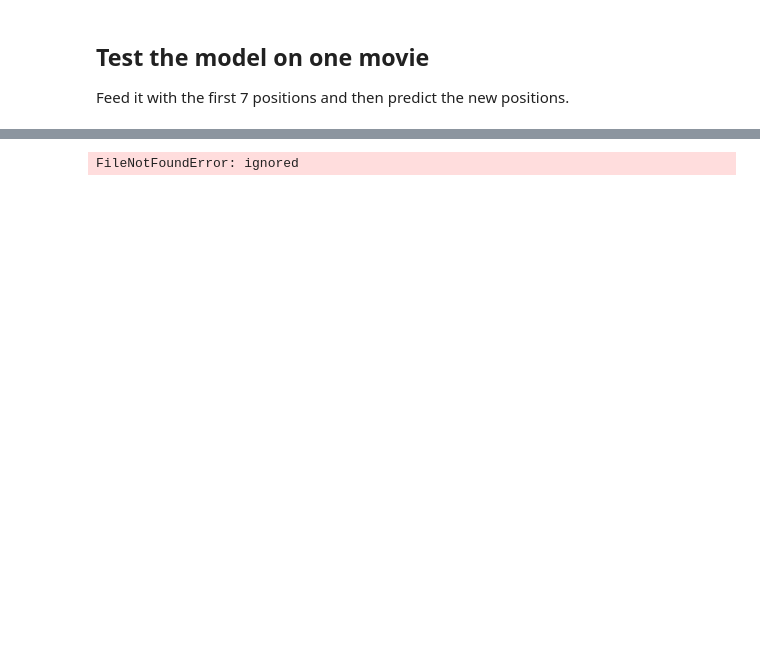
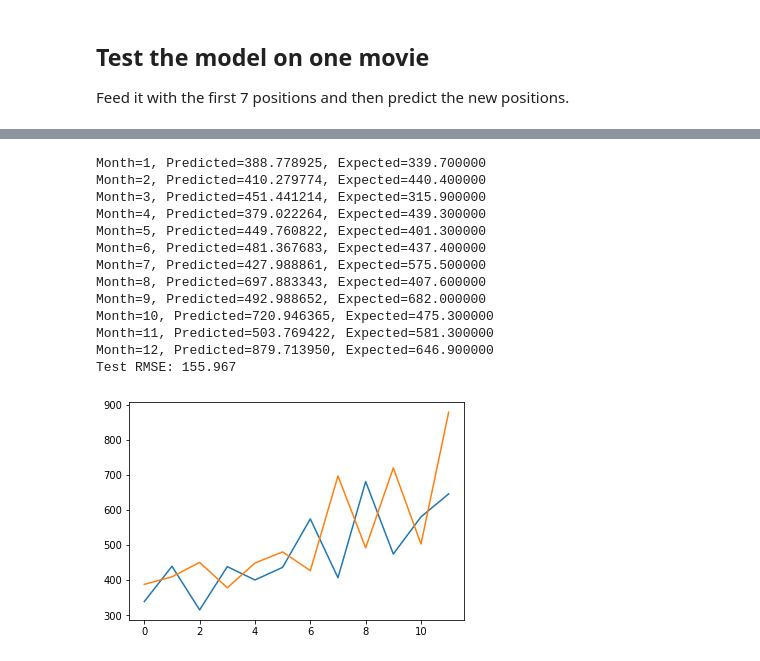
Before and after one commit to raulbenitez/conceptosclaros_ML, a Jupyter notebook: Introduccion_RNNs.ipynb, the cells around one changed output, grey strips where cells are left out. Saved outputs shown, nothing was run; the diff lists cells and outputs as text; code cells hidden in the pictures; blank space fills up the shorter version.

```diff
--- a/Introduccion_RNNs.ipynb
+++ b/Introduccion_RNNs.ipynb
@@ -293,3 +310,5 @@ https://machinelearningmastery.com/time-series-forecasting-long-short-term-memor
+# %%
+folder_data = '/content/gdrive/My Drive/data_course/shampoo.txt'
 # %%
 from pandas import DataFrame
 from pandas import Series
@@ -371,7 +390,7 @@ def forecast_lstm(model, batch_size, X):
 	return yhat[0,0]
 
 # load dataset
-series = read_csv('shampoo-sales.csv', header=0, parse_dates=[0], index_col=0, squeeze=True, date_parser=parser)
+series = read_csv(folder_data, header=0, parse_dates=[0], index_col=0, squeeze=True, date_parser=parser)
 
 # transform data to be stationary
 raw_values = series.values
@@ -389,31 +408,44 @@ scaler, train_scaled, test_scaled = scale(train, test)
 
 # fit the model
 lstm_model = fit_lstm(train_scaled, 1, 3000, 4)
 # forecast the entire training dataset to build up state for forecasting
 train_reshaped = train_scaled[:, 0].reshape(len(train_scaled), 1, 1)
 lstm_model.predict(train_reshaped, batch_size=1)
 
 # walk-forward validation on the test data
 predictions = list()
 for i in range(len(test_scaled)):
 	# make one-step forecast
 	X, y = test_scaled[i, 0:-1], test_scaled[i, -1]
 	yhat = forecast_lstm(lstm_model, 1, X)
 	# invert scaling
 	yhat = invert_scale(scaler, X, yhat)
 	# invert differencing
 	yhat = inverse_difference(raw_values, yhat, len(test_scaled)+1-i)
 	# store forecast
 	predictions.append(yhat)
 	expected = raw_values[len(train) + i + 1]
 	print('Month=%d, Predicted=%f, Expected=%f' % (i+1, yhat, expected))
 
 # report performance
 rmse = sqrt(mean_squared_error(raw_values[-12:], predictions))
 print('Test RMSE: %.3f' % rmse)
 # line plot of observed vs predicted
 pyplot.plot(raw_values[-12:])
 pyplot.plot(predictions)
 pyplot.show()
 # %% [output]
-FileNotFoundError: ignored
+Month=1, Predicted=388.778925, Expected=339.700000
+Month=2, Predicted=410.279774, Expected=440.400000
+Month=3, Predicted=451.441214, Expected=315.900000
+Month=4, Predicted=379.022264, Expected=439.300000
+Month=5, Predicted=449.760822, Expected=401.300000
+Month=6, Predicted=481.367683, Expected=437.400000
+Month=7, Predicted=427.988861, Expected=575.500000
+Month=8, Predicted=697.883343, Expected=407.600000
+Month=9, Predicted=492.988652, Expected=682.000000
+Month=10, Predicted=720.946365, Expected=475.300000
+Month=11, Predicted=503.769422, Expected=581.300000
+Month=12, Predicted=879.713950, Expected=646.900000
+Test RMSE: 155.967
+[figure, added]
```
Also changed, not shown: parts of 6 cells of this notebook.
